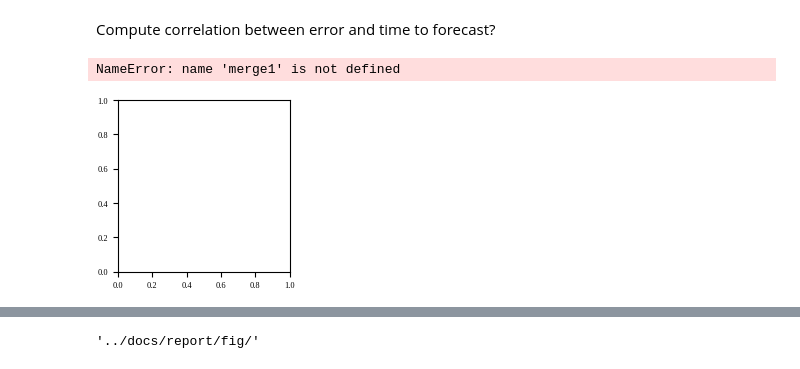
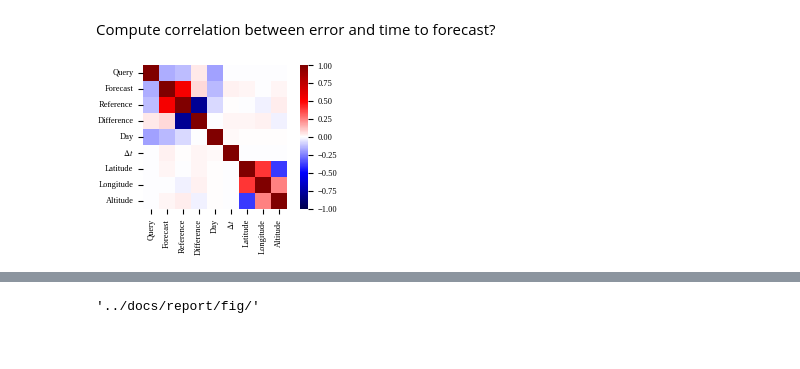
Before and after one commit to RobinU434/DataLiteracy, a Jupyter notebook: studies/13_01_24_RU_MAIN.ipynb, the cells around one changed output, grey strips where cells are left out. Saved outputs shown, nothing was run; the diff lists cells and outputs as text; code cells hidden in the pictures.

```diff
--- a/studies/13_01_24_RU_MAIN.ipynb
+++ b/studies/13_01_24_RU_MAIN.ipynb
@@ -968,7 +1040,7 @@ merge1 = pd.merge(merge1, coords, how="left", on="station_id")
 
 # Drop the original datetime column
 merge1 = merge1.drop(columns="time")
-merge1 = merge1.drop(columns="call_time")
+#merge1 = merge1.drop(columns="call_time")
 merge1 = merge1.drop(columns="station_id")
 
 print(merge1)
@@ -1048,22 +1112,21 @@ Compute correlation between error and time to forecast?
 # %%
 import seaborn as sn
 
 fig, axs = plt.subplots()
 axs.set_aspect('equal')
 #axs.set_title('Correlation Matrix')
 names = merge1.columns
 corr = merge1.corr()
 
-ylabel = ["Forecast", "Reference", "Difference", "Day", "Hours ahead", "Latitude", "Longitude", "Altitude"]
+ylabel = ["Query", "Forecast", "Reference", "Difference", "Day", "$\Delta t$", "Latitude", "Longitude", "Altitude"]
 heatmap = sn.heatmap(corr, cmap="seismic", yticklabels=ylabel, xticklabels=ylabel, vmin=-1, vmax=1, ax=axs)
 
 # Rotate x-axis labels by 90 degrees
 heatmap.set_xticklabels(heatmap.get_xticklabels(), rotation=90)
 
 plt.savefig(os.path.join(FIG_SAVE_BASE_PATH,'fig_correlation_matrix.pdf'))
 # %% [output]
-NameError: name 'merge1' is not defined
-[figure, old version]
+[figure, new version]
 # %%
 corr
 # %% [output]
```
Also changed, not shown: parts of 18 cells of this notebook.
